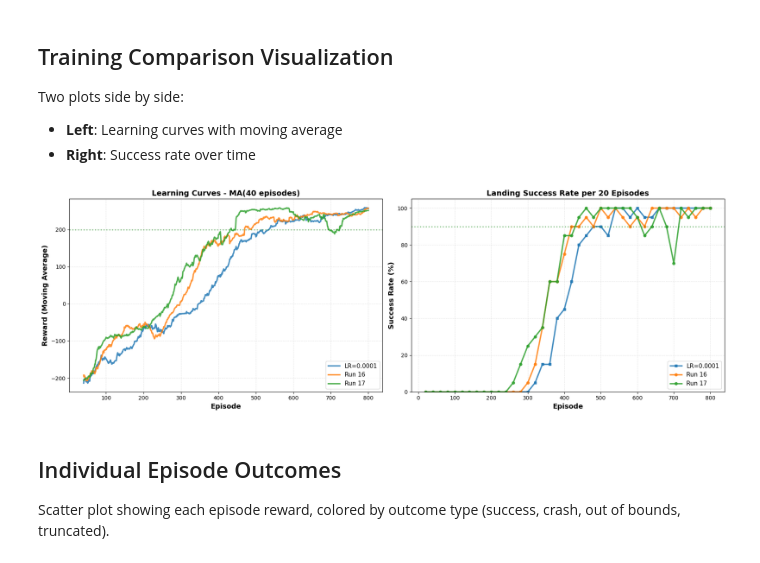
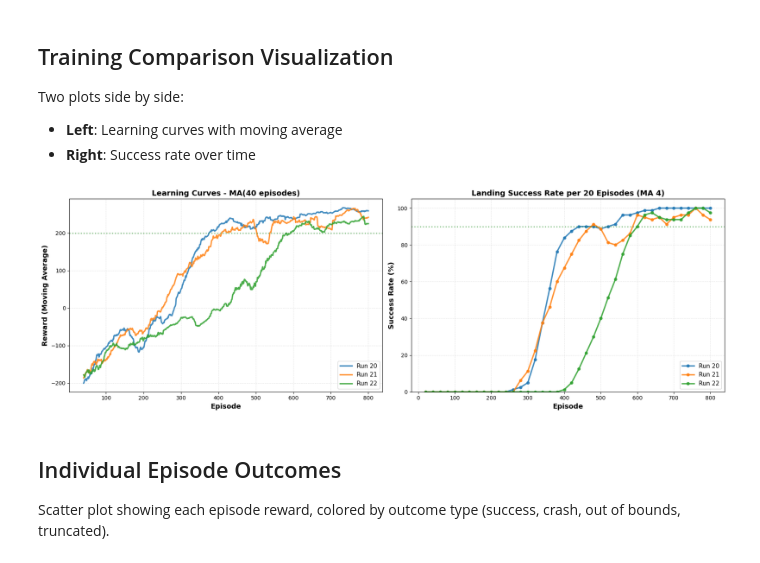
Before and after one commit to 01andreabattaglia/Lunar_Lander_Reinforcement_Learning, a Jupyter notebook: DQN_hyperparameters_comparison.ipynb, the cells around one changed output. Saved outputs shown, nothing was run; the diff lists cells and outputs as text; code cells hidden in the pictures.

Commit message:
DDQN_added

```diff
--- a/DQN_hyperparameters_comparison.ipynb
+++ b/DQN_hyperparameters_comparison.ipynb
@@ -39,7 +39,7 @@ Modify the list below to select which runs you want to compare (2, 3, or 4 runs)
 Each run will be displayed with a different color and label.
 # %%
 # ========== MODIFY THIS LIST TO SELECT RUNS TO COMPARE ==========
-selected_runs = ['02', '16', '17']  # Change these IDs as needed
+selected_runs = ['20', '21', '22']  # All available runs
 # Examples:
 # selected_runs = ['02', '04', '05']  # Compare epsilon strategies
 # selected_runs = ['01', '02', '03', '04']  # Compare 4 runs
@@ -58,7 +58,14 @@ run_labels = {
     '09': 'Buffer 300000',
     '10': 'Buffer 1000',
     '11': 'Hard update high freq',
-    '12': 'Hard update low freq'
+    '12': 'Hard update low freq',
+    '13': 'Hard update very high freq',
+    '14': 'Hard update ultra high freq',
+    '15': 'Hard update mid freq',
+    '16': 'Tau 0.01',
+    '17': 'Tau 0.1',
+    '18': 'DDQN LR=0.0001',
+    '19': 'DDQN LR=0.001'
 }
 
 run_markers = {
@@ -73,7 +80,14 @@ run_markers = {
     '09': 'H',
     '10': 'D',
     '11': 'X',
-    '12': 'X',
+    '12': 'P',
+    '13': '+',
+    '14': 'x',
+    '15': '1',
+    '16': '2',
+    '17': '3',
+    '18': '4',
+    '19': '8'
 }
 
 print(f"\nComparing {len(selected_runs)} runs: {', '.join(selected_runs)}")
@@ -119,6 +133,7 @@ ax.axhline(y=200, color='green', linestyle=':', linewidth=2, alpha=0.5, label='T
 # ===== PLOT 2: Success Rate =====
 ax = axes[1]
 log_interval = 20
+ma_window = 4  # moving average over 5 intervals
 
 for run_id in selected_runs:
     # Filter data for this run and reset index
@@ -126,36 +141,39 @@ for run_id in selected_runs:
 
     # Calculate success rate per interval using reset index
     run_data['interval'] = run_data.index // log_interval
     success_rate = run_data.groupby('interval')['outcome'].apply(
         lambda x: (x == 'landed_success').sum() / len(x) * 100
     )
 
+    # Moving average (base 5) of success rate
+    success_rate_ma = success_rate.rolling(window=ma_window, min_periods=1).mean()
+
     # Episodes for x-axis (now correctly 20, 40, 60, ... 800)
     episodes_bin = (np.arange(len(success_rate)) + 1) * log_interval
 
     # Plot (let matplotlib choose colors automatically)
     ax.plot(
         episodes_bin,
-        success_rate.values,
+        success_rate_ma.values,
         marker=run_markers.get(run_id, 'o'),
         linewidth=2.5,
         label=run_labels.get(run_id, f'Run {run_id}'),
         markersize=5,
         alpha=0.85
     )
 
 ax.set_xlabel('Episode', fontsize=13, fontweight='bold')
 ax.set_ylabel('Success Rate (%)', fontsize=13, fontweight='bold')
-ax.set_title(f'Landing Success Rate per {log_interval} Episodes', fontsize=14, fontweight='bold')
+ax.set_title(f'Landing Success Rate per {log_interval} Episodes (MA {ma_window})', fontsize=14, fontweight='bold')
 ax.legend(fontsize=11, loc='lower right')
 ax.grid(True, alpha=0.3, linestyle='--')
 ax.set_ylim([0, 105])
 ax.axhline(y=90, color='green', linestyle=':', linewidth=2, alpha=0.5, label='90% Success')
 
 plt.tight_layout()
 plt.show()
 # %% [output]
-[figure, old version]
+[figure, new version]
 # %% [markdown]
 ## Individual Episode Outcomes
 
```
Also changed, not shown: parts of 4 cells of this notebook, 11 other files.
